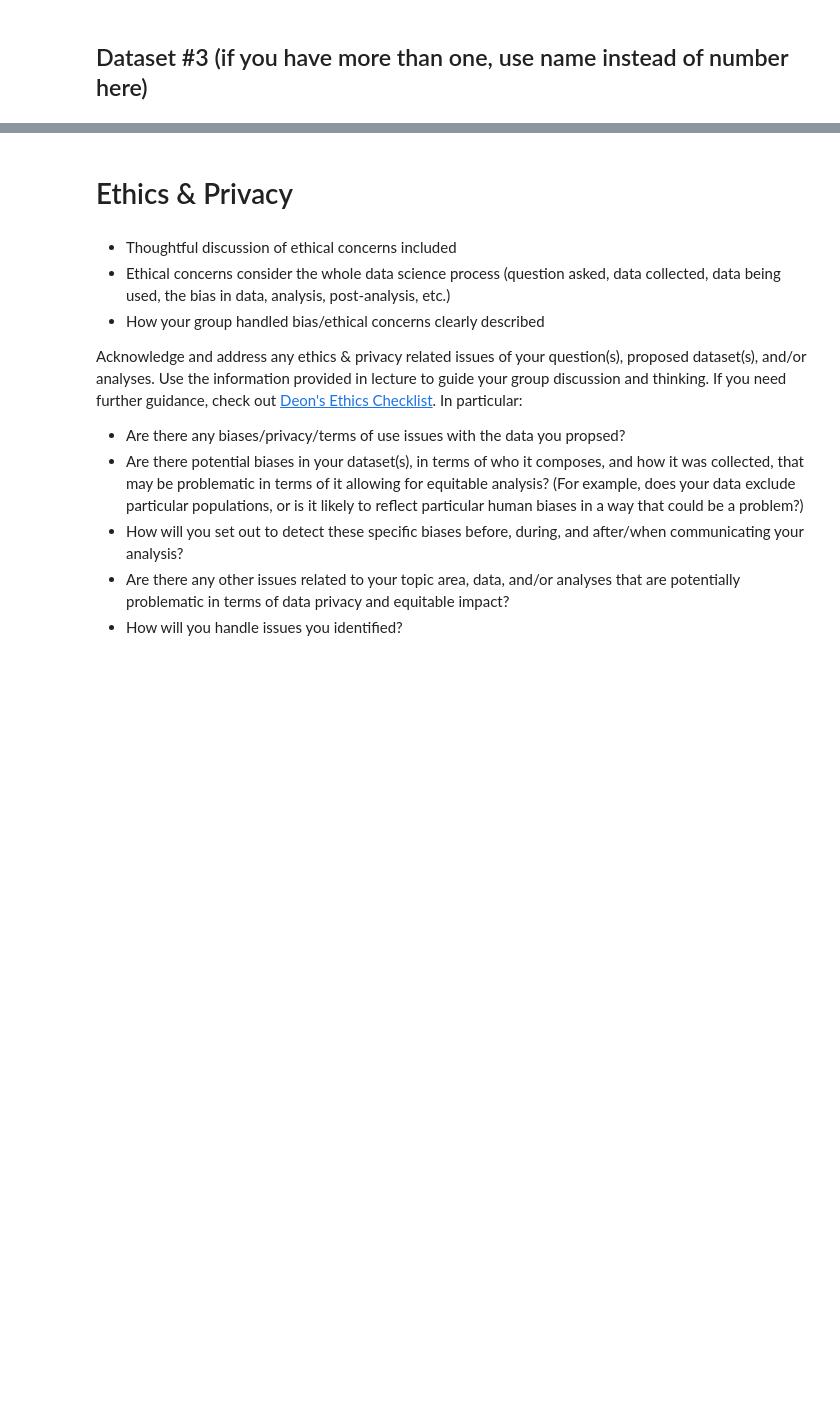
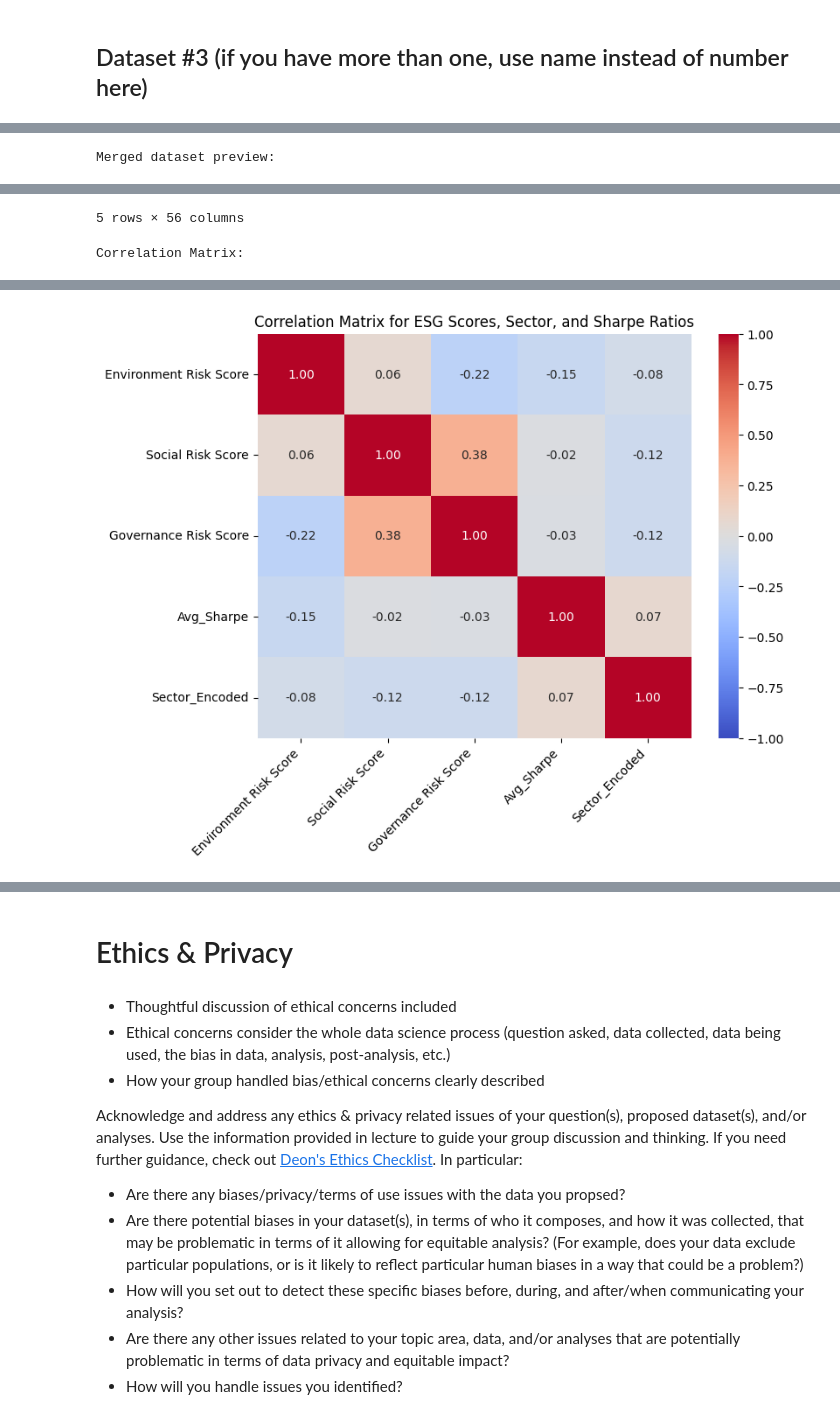
Before and after one commit to navanni/WI25_Portfolio, a Jupyter notebook: DataCheckpoint_Group145_WI25.ipynb, the cells around one changed output, grey strips where cells are left out. Cells and saved outputs as stored; diff of their text form; code cells hidden in the pictures; blank space fills up the shorter version.

Commit message:
Update DataCheckpoint_Group145_WI25.ipynb
we have added the correlation matrixes to find correlations between different variables in the data to see what works for our hypothesis

```diff
--- a/DataCheckpoint_Group145_WI25.ipynb
+++ b/DataCheckpoint_Group145_WI25.ipynb
@@ -169,0 +249,76 @@ filtered_vix = vix[vix['Close'] > 30]
+# %%
+import pandas as pd
+import numpy as np
+import matplotlib.pyplot as plt
+from sklearn.preprocessing import LabelEncoder
+from IPython.display import display
+import seaborn as sns
+
+# 1. READ THE S&P 500 ESG DATA (KEEPING ALL ROWS)
+
+esg_file = "SP 500 ESG Risk Ratings.csv"
+risk_ratings = pd.read_csv(esg_file)
+
+# 2. READ THE SHARPE RATIO DATA (KEEPING ALL ROWS)
+sharpe_file = "Sharpe Ratios for S&P 500 Co.csv"
+df_sharpe = pd.read_csv(sharpe_file)
+
+# 3. MERGE THE TWO DATASETS
+merged_df = pd.merge(
+    risk_ratings,
+    df_sharpe,
+    on="Symbol",   # Change to 'Name' if that's the common field in your case
+    how="inner"    # Use a different merge type if necessary
+)
+
+print("Merged dataset preview:")
+display(merged_df.head())
+
+# 4. ENCODE SECTOR TO INCLUDE IT IN THE CORRELATION MATRIX
+
+if "Sector" in merged_df.columns:
+    le = LabelEncoder()
+    merged_df["Sector"] = merged_df["Sector"].astype(str)
+    merged_df["Sector_Encoded"] = le.fit_transform(merged_df["Sector"])
+else:
+    print("No 'Sector' column found to encode.")
+
+# 5. CREATE AN AVERAGE SHARPE RATIO COLUMN
+
+sharpe_cols = ["Sept 22", "April 22", "Feb 22", "Jan 21", "Oct 20", "June 20"]
+existing_sharpe_cols = [c for c in sharpe_cols if c in merged_df.columns]
+
+if existing_sharpe_cols:
+    merged_df["Avg_Sharpe"] = merged_df[existing_sharpe_cols].mean(axis=1, skipna=True)
+else:
+    print("No matching Sharpe columns found in the merged dataset.")
+
+# 6. BUILD A CORRELATION MATRIX
+
+num_cols = []
+for col in [
+    "Environment Risk Score",
+    "Social Risk Score",
+    "Governance Risk Score",
+    "Total ESG Risk Score",
+    "Avg_Sharpe",
+    "Sector_Encoded"
+]:
+    if col in merged_df.columns:
+        num_cols.append(col)
+
+# Drop rows with missing data in these columns
+df_for_corr = merged_df[num_cols].dropna()
+corr_matrix = df_for_corr.corr()
+
+print("\nCorrelation Matrix:")
+display(corr_matrix)
+
+# 7. VISUALIZE THE CORRELATION MATRIX WITH ANNOTATIONS INSIDE THE CELLS
+plt.figure(figsize=(8, 6))
+sns.heatmap(corr_matrix, annot=True, fmt=".2f", cmap="coolwarm", vmin=-1, vmax=1)
+plt.title("Correlation Matrix for ESG Scores, Sector, and Sharpe Ratios")
+plt.xticks(rotation=45, ha="right")
+plt.show()
+# %% [output]
+Merged dataset preview:
@@ -169,0 +331,2 @@ filtered_vix = vix[vix['Close'] > 30]
+5 rows × 56 columns
+Correlation Matrix:
@@ -169,0 +339 @@ filtered_vix = vix[vix['Close'] > 30]
+[figure, added]
```
Also changed, not shown: parts of 12 cells of this notebook.
